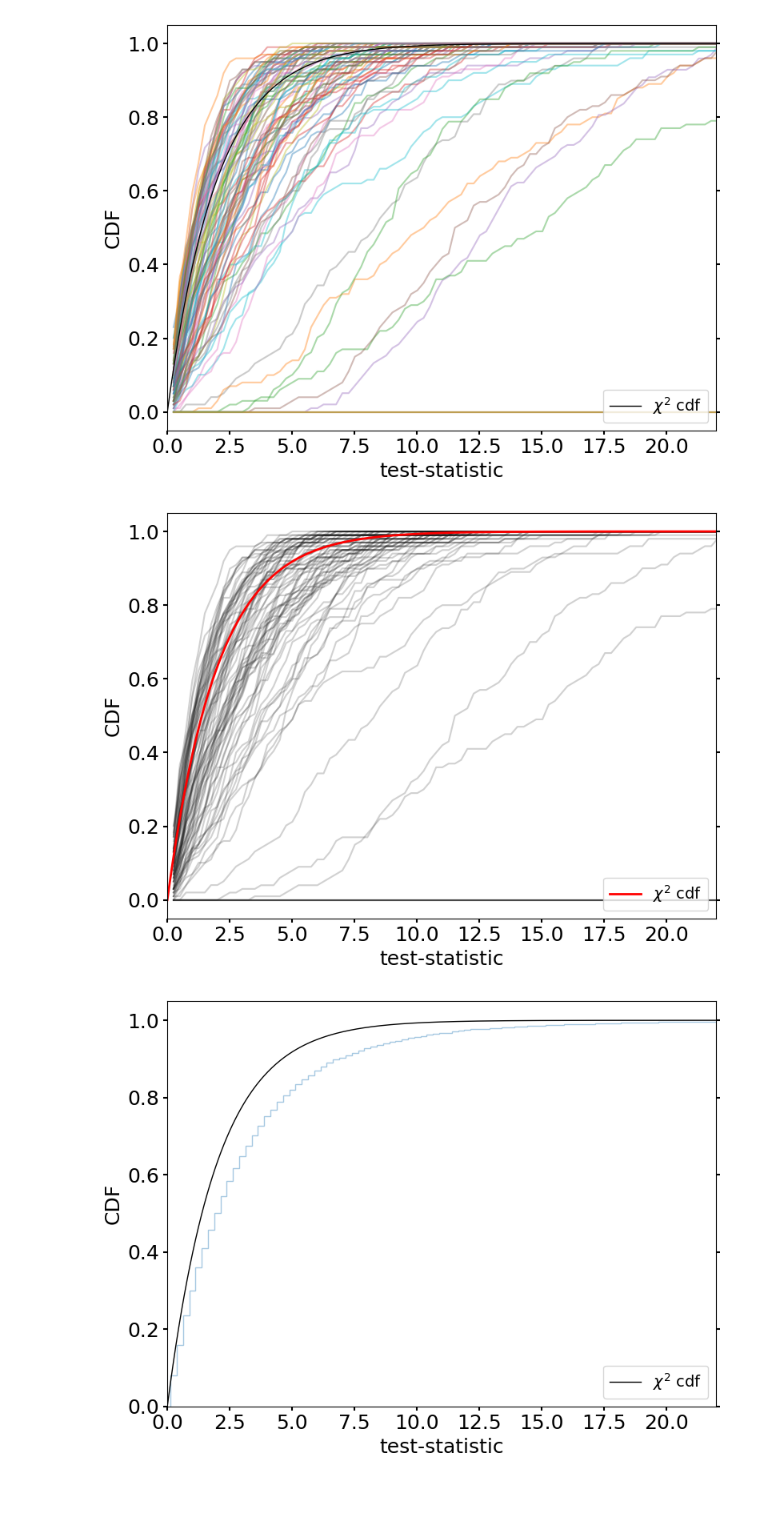
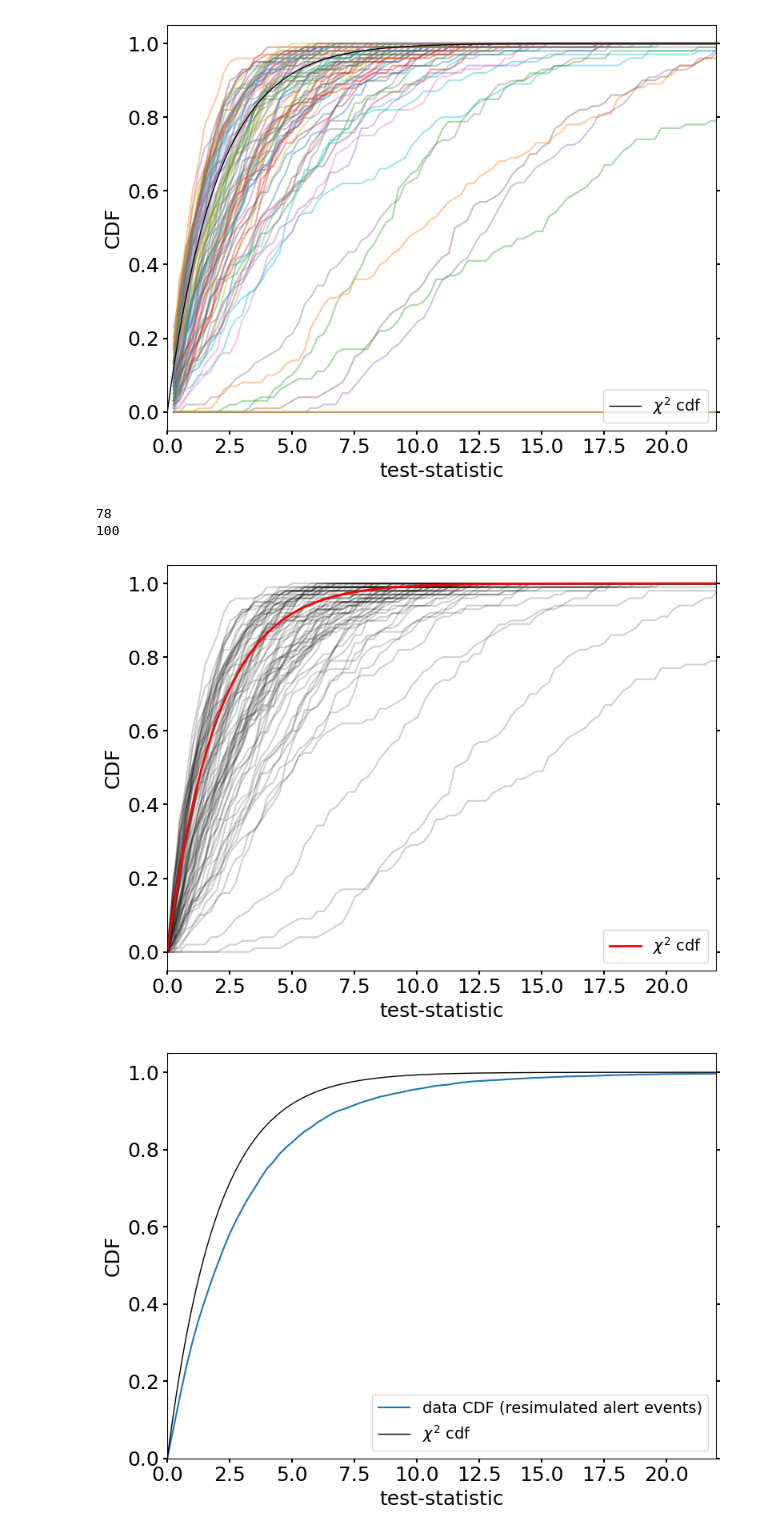
Before and after one commit to rishibbdb/TPN_DeV, a Jupyter notebook: dev/notebooks/test_statistics.ipynb, the cells around one changed output. Drawn from its saved outputs; the diff is of its cells as text; code cells hidden in the pictures; blank space fills up the shorter version.

Commit message:
more plots

```diff
--- a/dev/notebooks/test_statistics.ipynb
+++ b/dev/notebooks/test_statistics.ipynb
@@ -337,6 +337,7 @@ plt.show()
 [figure]
 # %%
 cdfs = []
+succ_ids = []
 
 for event_id in event_ids:
     if int(event_id) in starting_events:
@@ -347,7 +348,17 @@ for event_id in event_ids:
         continue
 
     cdf, _ = cdf_filter_prepulse_corr, m3 = get_hist(dat_filter_prepulse_corr, bins)
+    if cdf[50] > 0.1:
+        succ_ids.append(event_id)
+    else:
+        continue
     cdfs.append(cdf)
+# %%
+print(len(succ_ids))
+print(len(event_ids))
+# %% [output]
+78
+100
 # %%
 plot_max = max([m1, m2, m3])+2
 xvals = np.linspace(0.0, plot_max, 1000)
@@ -356,7 +367,7 @@ yvals = chi2.cdf(xvals, 2)
 plt.figure(figsize=(8,6))
 
 for cdf in cdfs:
-    plt.plot(bins[1:], cdf, alpha=0.2, color='0.1')
+    plt.plot(bins, np.concatenate([np.array([0]), cdf]), alpha=0.2, color='0.1')
     #plt.hist(binc_plot, bins=bins_plot, weights=cdf, histtype='step', alpha=0.4)
 
 
@@ -372,10 +383,10 @@ ax.yaxis.set_ticks_position('both')
 plt.tight_layout()
 plt.show()
 # %% [output]
-[figure, old version]
+[figure, new version]
 # %%
 all = []
-for event_id in event_ids:
+for event_id in succ_ids:
     if int(event_id) in starting_events:
         continue
     try:
@@ -391,23 +402,24 @@ cdf = get_cdf(all, bins)
 # %%
 plot_max = max([m1, m2, m3])+2
 xvals = np.linspace(0.0, plot_max, 1000)
 yvals = chi2.cdf(xvals, 2)
 
 plt.figure(figsize=(8,6))
 
-plt.hist(binc_plot, bins=bins_plot, weights=cdf, histtype='step', alpha=0.4)
+plt.plot(bins, np.concatenate([np.array([0]), cdf]), label='data CDF (resimulated alert events)')
 
 
 plt.plot(xvals, yvals, 'k-', label='$\\chi^2$ cdf', lw=1)
 plt.xlim([0.0, 22])
+plt.ylim([0.0, 1.05])
 plt.legend(loc='lower right', fontsize=14)
 plt.ylabel('CDF', fontsize=18)
 plt.xlabel('test-statistic', fontsize=18)
 
 ax = plt.gca()
 ax.tick_params(axis='both', which='both', width=1.5, colors='0.0', labelsize=18)
 ax.yaxis.set_ticks_position('both')
 plt.tight_layout()
 plt.show()
 # %% [output]
-[figure, old version]
+[figure, new version]
```
Also changed, not shown: parts of 4 cells of this notebook.
